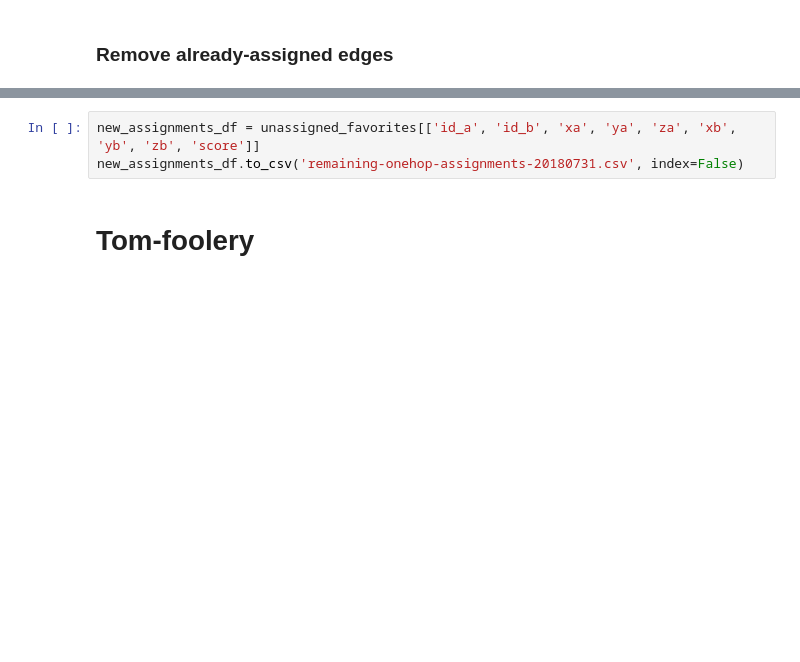
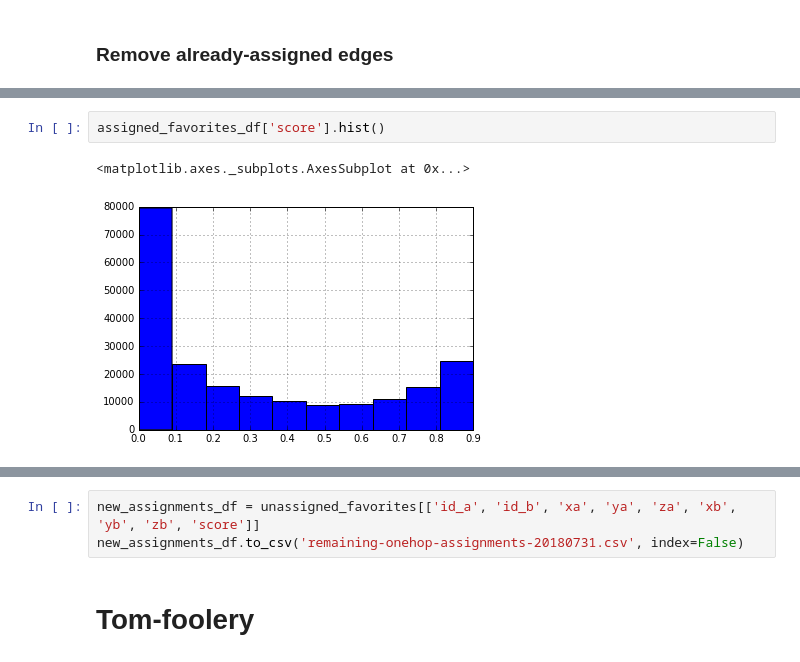
Before and after one commit to stuarteberg/random-hemibrain-notebooks, a Jupyter notebook: spark-focused.ipynb, the cells around one changed output, grey strips where cells are left out. Drawn from its saved outputs; the diff is of its cells as text; blank space fills up the shorter version.

```diff
--- a/spark-focused.ipynb
+++ b/spark-focused.ipynb
@@ -367,0 +549,5 @@ print(f"Found new {len(unassigned_favorites_df)} unassigned favorites")
+# %%
+assigned_favorites_df['score'].hist()
+# %% [output]
+<matplotlib.axes._subplots.AxesSubplot at 0x...>
+[figure, added]
```
Also changed, not shown: parts of 77 cells of this notebook.
